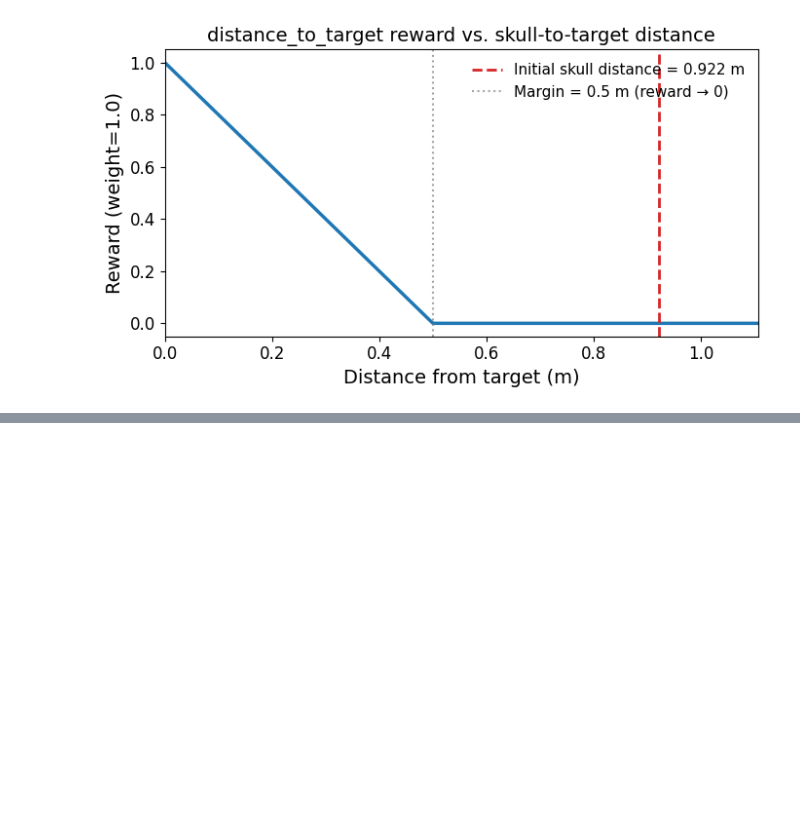
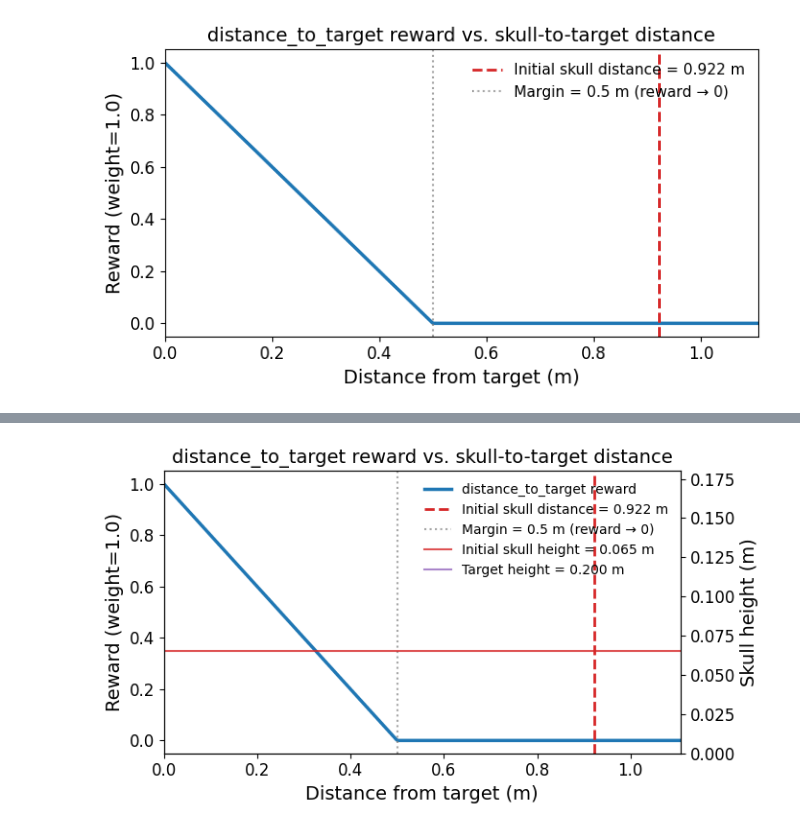
Before and after one commit to asirbu77/SCAMPER, a Jupyter notebook: notebooks/analysis/walk_rear_multi_model.ipynb, the cells around one changed output, grey strips where cells are left out. Cells and saved outputs as stored; diff of their text form; code cells hidden in the pictures; blank space fills up the shorter version.

```diff
--- a/notebooks/analysis/walk_rear_multi_model.ipynb
+++ b/notebooks/analysis/walk_rear_multi_model.ipynb
@@ -605,0 +621,43 @@ Saved to /home/mila/a/aidan.sirbu/SCAMPER/notebooks/plots/rl_performance/walk_re
+# %%
+# Same reward-vs-distance plot with skull height on a secondary y-axis.
+# Reuses skull_pos, init_distance, target, margin, reward_weight from the earlier cell.
+
+init_skull_z = float(skull_pos[2])
+
+distances = np.linspace(0, max(margin * 1.5, init_distance * 1.2), 500)
+scaled_x = distances / margin
+reward_values = np.where(scaled_x < 1, 1 - scaled_x, 0.0) * reward_weight
+
+fig, ax = plt.subplots(figsize=(7, 4))
+ax.plot(distances, reward_values, linewidth=2.5, color="tab:blue", label="distance_to_target reward")
+ax.axvline(init_distance, color="tab:red", linestyle="--", linewidth=2,
+           label=f"Initial skull distance = {init_distance:.3f} m")
+ax.axvline(margin, color="gray", linestyle=":", linewidth=1.5, alpha=0.7,
+           label=f"Margin = {margin} m (reward → 0)")
+
+ax.set_xlabel("Distance from target (m)", fontsize=14)
+ax.set_ylabel(f"Reward (weight={reward_weight})", fontsize=14)
+ax.set_title("distance_to_target reward vs. skull-to-target distance", fontsize=14)
+ax.set_xlim(0, distances[-1])
+ax.set_ylim(bottom=-0.05 * reward_weight)
+ax.tick_params(labelsize=12)
+
+# Secondary y-axis: skull height
+ax2 = ax.twinx()
+ax2.axhline(init_skull_z, color="tab:red", linestyle="-", linewidth=1.5, alpha=0.8,
+            label=f"Initial skull height = {init_skull_z:.3f} m")
+ax2.axhline(target[2], color="tab:purple", linestyle="-", linewidth=1.5, alpha=0.8,
+            label=f"Target height = {target[2]:.3f} m")
+ax2.set_ylabel("Skull height (m)", fontsize=14)
+ax2.set_ylim(0, 0.18)
+ax2.tick_params(labelsize=12)
+
+# Combine legends from both axes
+lines1, labels1 = ax.get_legend_handles_labels()
+lines2, labels2 = ax2.get_legend_handles_labels()
+ax.legend(lines1 + lines2, labels1 + labels2, fontsize=10, frameon=False, loc="upper right")
+
+plt.tight_layout()
+plt.show()
+# %% [output]
+[figure, added]
```
Also changed, not shown: parts of 9 cells of this notebook.
